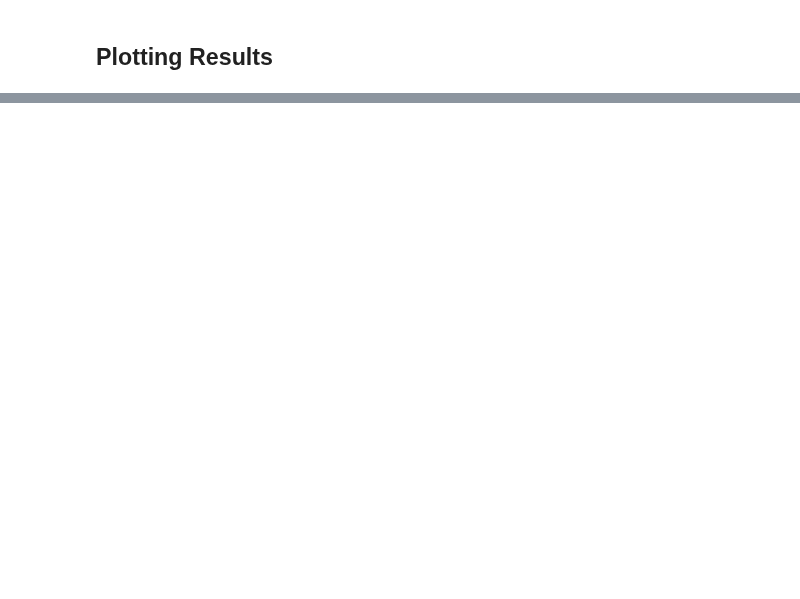
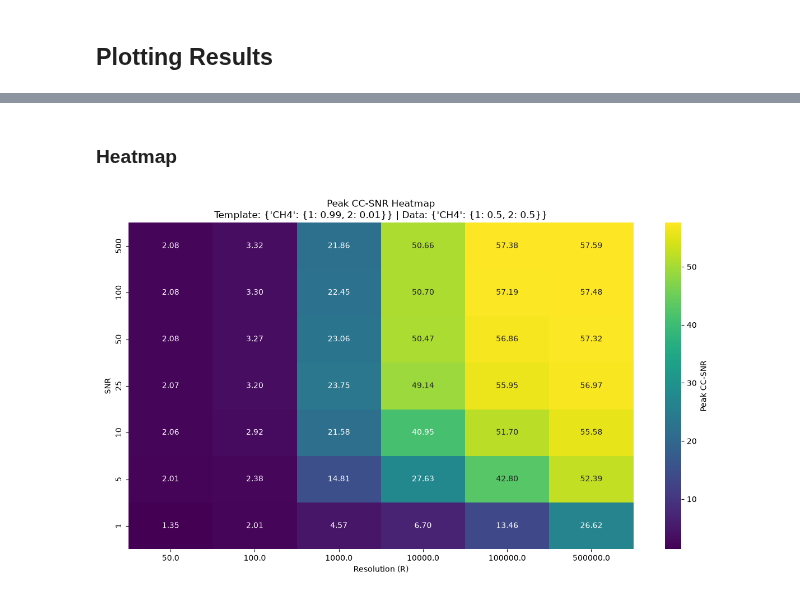
Before and after one commit to zanecollins/sgl_science_case, a Jupyter notebook: sgl_science_case/notebooks/summer_26_isotope_tests_cc.ipynb, the cells around one changed output, grey strips where cells are left out. Drawn from its saved outputs; the diff is of its cells as text; code cells hidden in the pictures; blank space fills up the shorter version.

```diff
--- a/sgl_science_case/notebooks/summer_26_isotope_tests_cc.ipynb
+++ b/sgl_science_case/notebooks/summer_26_isotope_tests_cc.ipynb
@@ -607,0 +830,49 @@ else:
+# %% [markdown]
+### Heatmap
+# %%
+template_abundances_for_plot = {'CH4': {1: .99, 2: .01}}
+data_abundances_for_plot = {'CH4': {1: 0.5, 2: 0.5}}
+
+# Filter
+mask = (
+    (df_results['template_abundances'] == template_abundances_for_plot) &
+    (df_results['data_abundances'] == data_abundances_for_plot)
+)
+subset = df_results[mask].copy()
+
+# Compute peak CC-SNR per row (since cc_snr is an array)
+subset['peak_cc_snr'] = subset['cc_snr'].apply(np.max)
+
+# Create pivot table for heatmap
+pivot = subset.pivot_table(
+    index='snr',
+    columns='resolution',
+    values='peak_cc_snr',
+    aggfunc='max'          # or 'max' if you prefer
+)
+
+# Sort axes nicely
+pivot = pivot.sort_index(axis=0).sort_index(axis=1)
+pivot = pivot.sort_index(ascending=False)
+# ======================
+# Plot Heatmap
+# ======================
+plt.figure(figsize=(12, 7))
+
+sns.heatmap(
+    pivot,
+    cmap='viridis',           # or 'plasma', 'inferno', 'coolwarm'
+    annot=True,               # show numbers in cells
+    fmt=".2f",
+    # linewidths=0.5,
+    cbar_kws={'label': 'Peak CC-SNR'}
+)
+
+plt.xlabel('Resolution (R)')
+plt.ylabel('SNR')
+plt.title(f'Peak CC-SNR Heatmap\nTemplate: {template_abundances_for_plot} | Data: {data_abundances_for_plot}')
+
+plt.tight_layout()
+plt.show()
+# %% [output]
+[figure, added]
```
Also changed, not shown: parts of 24 cells of this notebook, 6 other files.
